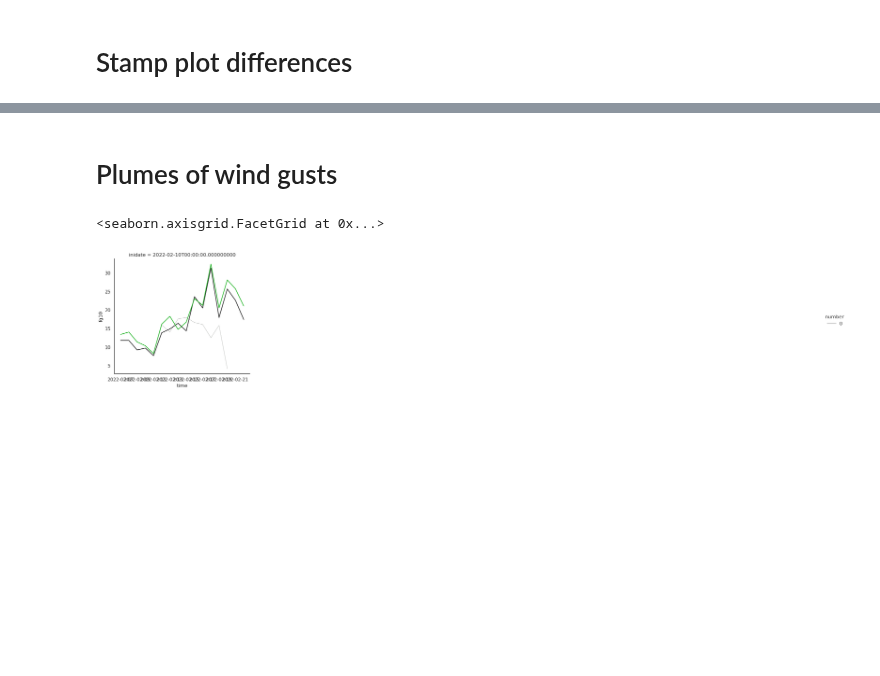
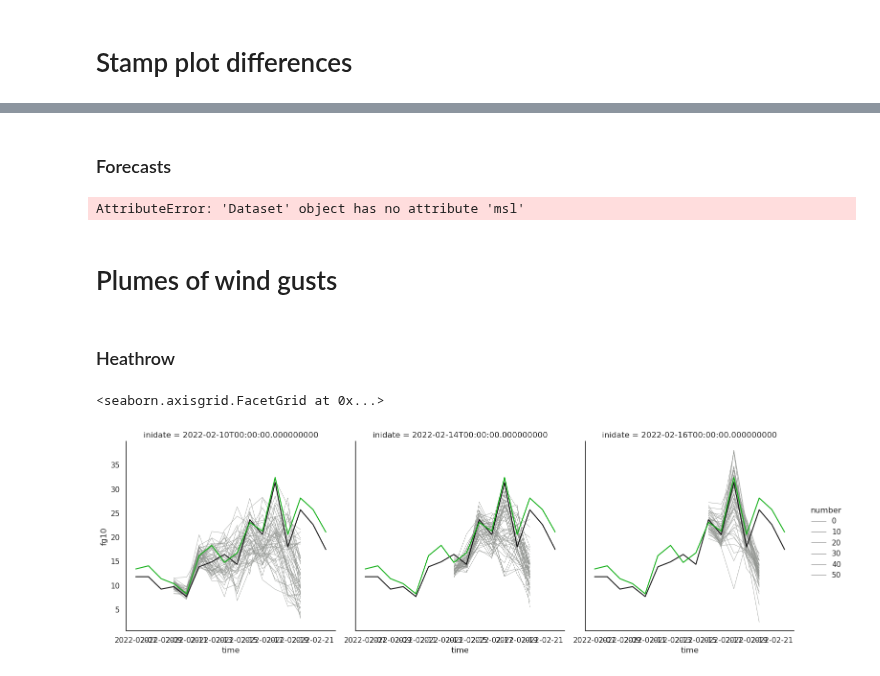
Before and after one commit to shirin-ermis/Storm_Eunice, a Jupyter notebook: notebooks/05_predictability.ipynb, the cells around one changed output, grey strips where cells are left out. Drawn from its saved outputs; the diff is of its cells as text; code cells hidden in the pictures; blank space fills up the shorter version.

Commit message:
reproduced Nick's predictability plots

```diff
--- a/notebooks/05_predictability.ipynb
+++ b/notebooks/05_predictability.ipynb
@@ -58,10 +34,10 @@ for ind, cont in enumerate(['cf', 'pf']):
         print(files)
         if len(eps) == ind+1:
             data = xr.open_dataset(files)
-            data = eun.data.Data.preproc_ds(data.get(['fg10']))  # preprocessing just one variable for speed
+            data = eun.data.Data.preproc_ds(data.get(['fg10', 'msl']))  # preprocessing just one variable for speed
             eps[ind] = xr.concat([eps[ind], data], dim = 'inidate')
         else:
-            eps.append(eun.data.Data.preproc_ds(xr.open_dataset(files).get(['fg10'])))
+            eps.append(eun.data.Data.preproc_ds(xr.open_dataset(files).get(['fg10', 'msl'])))
 
 eps = xr.concat(eps, dim = 'number')
 # %% [output]
@@ -71,6 +47,8 @@ eps = xr.concat(eps, dim = 'number')
 /gf3/predict2/AWH012_LEACH_NASTORM/DATA/MED-R/ENS/EU025/sfc/pf/1_2022-02-14.nc
 /gf3/predict2/AWH012_LEACH_NASTORM/DATA/MED-R/ENS/EU025/sfc/pf/1_2022-02-10.nc
 /gf3/predict2/AWH012_LEACH_NASTORM/DATA/MED-R/ENS/EU025/sfc/pf/1_2022-02-16.nc
+# %%
+eps_GUST = eps.fg10.sel(time=slice('2022-02-07','2022-02-22'),latitude=slice(61,49),longitude=slice(-11,2)).resample(time='1d').max().load()
 # %%
 # ERA5
 
@@ -109,13 +94,24 @@ MIDAS_2022_GUST[['Latitude','Longitude']] = MIDAS_station_info.set_index('src_id
+# %% [markdown]
+### Forecasts
+# %%
+for inidate in tqdm.tqdm(eps.inidate):
+    eps.sel(inidate=inidate,time='2022-02-18 12').msl.squeeze().plot.contourf(col='number',col_wrap=10,vmin=96000,vmax=104000,levels=17,cmap='cividis')
+
+''
+# %% [output]
+AttributeError: 'Dataset' object has no attribute 'msl'
 # %% [markdown]
 # Plumes of wind gusts
+# %% [markdown]
+### Heathrow
 # %%
-g = sns.relplot(data=eps_GUST.sel(latitude=51.48,longitude=-0.449,method='nearest').to_dataframe().reset_index(),x='time',y='fg10',col='inidate',size='number',sizes=(0.5,0.5),col_wrap=5,kind='line',color='xkcd:grey')
+g = sns.relplot(data=eps_GUST.sel(latitude=51.48,longitude=-0.449,method='nearest').to_dataframe().reset_index(),x='time',y='fg10',col='inidate',size='number',sizes=(0.5,0.5),col_wrap=3,kind='line',color='xkcd:grey')
 
 g.map(lambda x, **kwargs: sns.lineplot(data=MIDAS_2022_GUST.loc[(get_MIDAS_stations_near(lat=51.48,lon=-0.449,n=1),slice('2022-02-07','2022-02-22')),:].MAX_GUST_SPEED.reset_index(),x='OB_END_TIME',y='MAX_GUST_SPEED',**kwargs),'time',color='k',zorder=5,lw=1.5)
 
 g.map(lambda x, **kwargs: sns.lineplot(data=era5_GUST.sel(latitude=51.48,longitude=-0.449,method='nearest').to_dataframe().reset_index(),x='time',y='fg10',**kwargs),'time',color='xkcd:green',zorder=5,lw=1.5)
 
 #plt.savefig('../../Output/Figures/inidate-selection/HEATHROW-fg10-plume.png')
 # %% [output]
 <seaborn.axisgrid.FacetGrid at 0x...>
-[figure, old version]
+[figure, new version]
```
Also changed, not shown: parts of 6 cells of this notebook.
